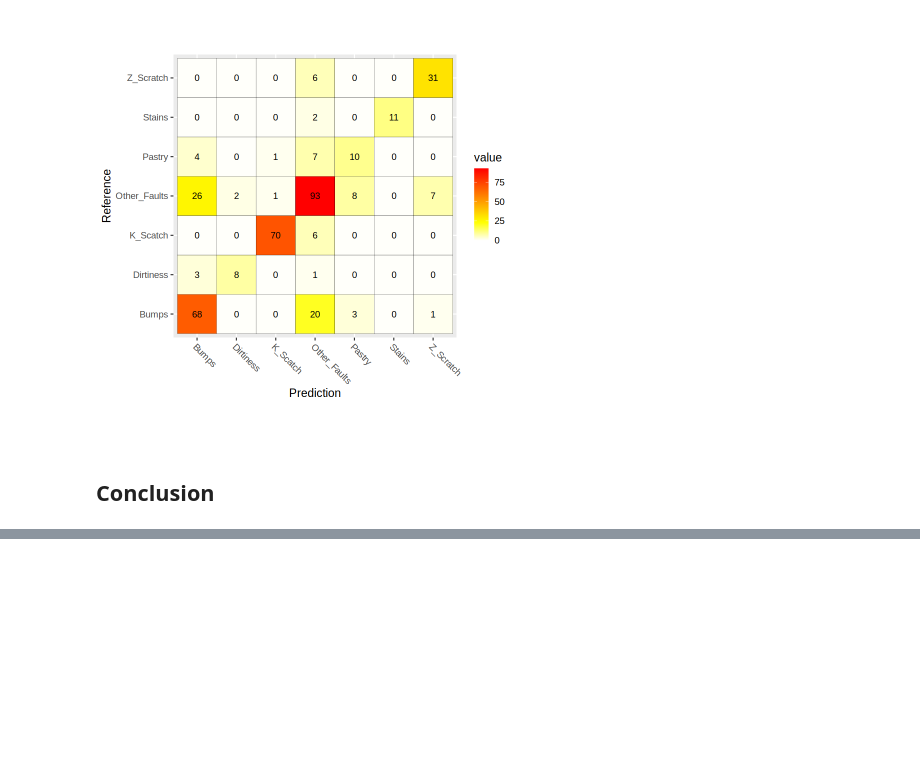
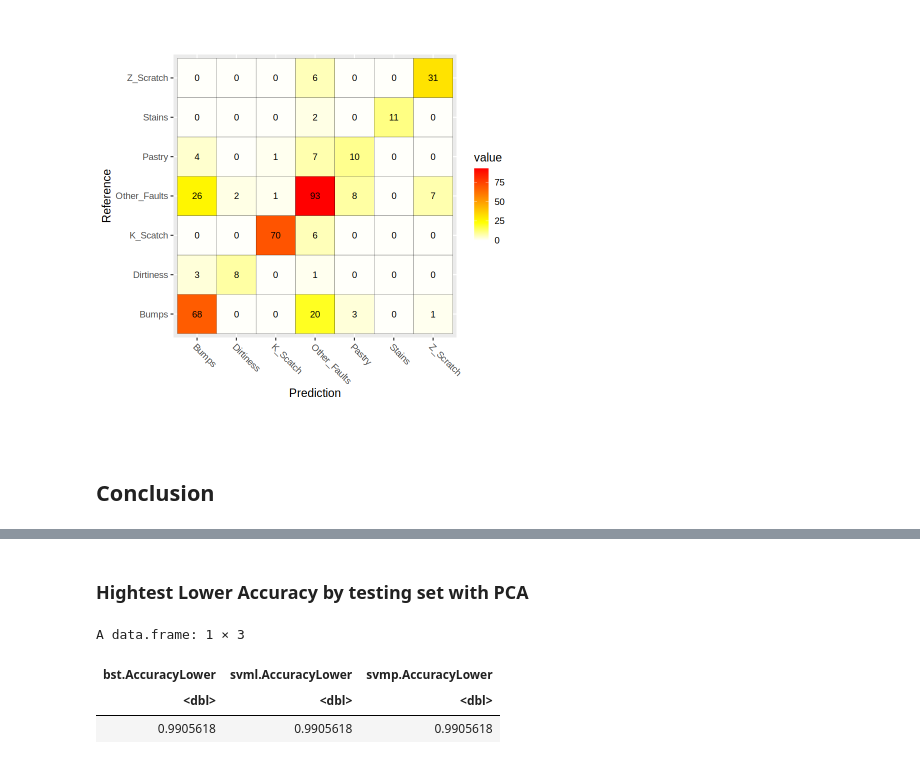
Before and after one commit to AlexLeungZ/SDSC3006-proj, a Jupyter notebook: code/proj.ipynb, the cells around one changed output, grey strips where cells are left out. Drawn from its saved outputs; the diff is of its cells as text; code cells hidden in the pictures; blank space fills up the shorter version.

```diff
--- a/code/proj.ipynb
+++ b/code/proj.ipynb
@@ -781,0 +842,10 @@ svmr.test.cm$overall["AccuracyLower"]
+# %% [markdown]
+### Hightest Lower Accuracy by testing set with PCA
+# %%
+test.PcaRes <- data.frame(test.PcaRes)
+test.PcaRes[which(test.PcaRes == max(test.PcaRes))]
+# %% [output]
+A data.frame: 1 × 3
+| bst.AccuracyLower | svml.AccuracyLower | svmp.AccuracyLower |
+| <dbl> | <dbl> | <dbl> |
+| 0.9905618 | 0.9905618 | 0.9905618 |
```
Also changed, not shown: parts of 51 cells of this notebook, 1 other file.
